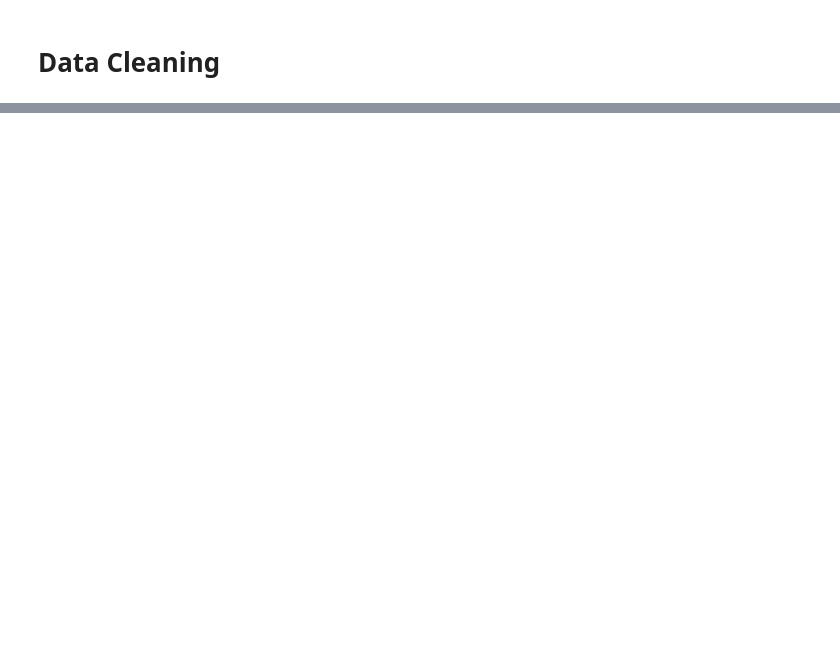
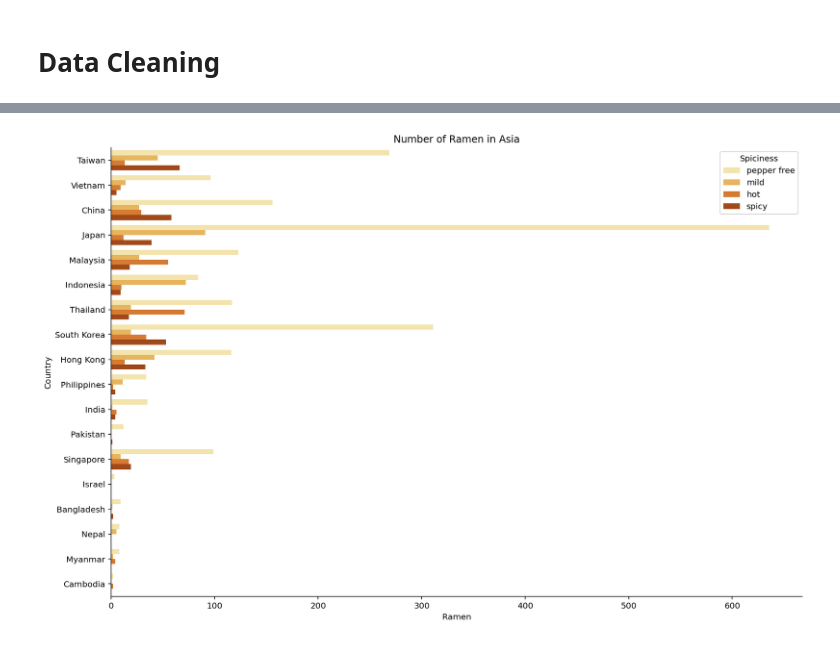
Before and after one commit to COGS108/Group_035-Fa22, a Jupyter notebook: EDACheckpointGroup_035-Fa22.ipynb, the cells around one changed output, grey strips where cells are left out. Saved outputs shown, nothing was run; the diff lists cells and outputs as text; code cells hidden in the pictures; blank space fills up the shorter version.

```diff
--- a/EDACheckpointGroup_035-Fa22.ipynb
+++ b/EDACheckpointGroup_035-Fa22.ipynb
@@ -228,0 +324,3 @@ m
+# %%
+asian_countries = new_df[new_df['continent'] == 'Asia']
+asian_countries
@@ -228,0 +341,14 @@ m
+# %%
+plt.figure(figsize = (15, 10))
+
+asian_countries_count = sns.countplot(y = 'Country', hue='Spiciness', data = asian_countries, palette = 'YlOrBr')
+
+# remove the top and right lines
+sns.despine()
+
+# add title and axis labels (modify x-axis label)
+asian_countries_count.set_title('Number of Ramen in Asia')
+asian_countries_count.set_ylabel('Country')
+asian_countries_count.set_xlabel('Ramen');
+# %% [output]
+[figure, added]
```
Also changed, not shown: parts of 47 cells of this notebook.
